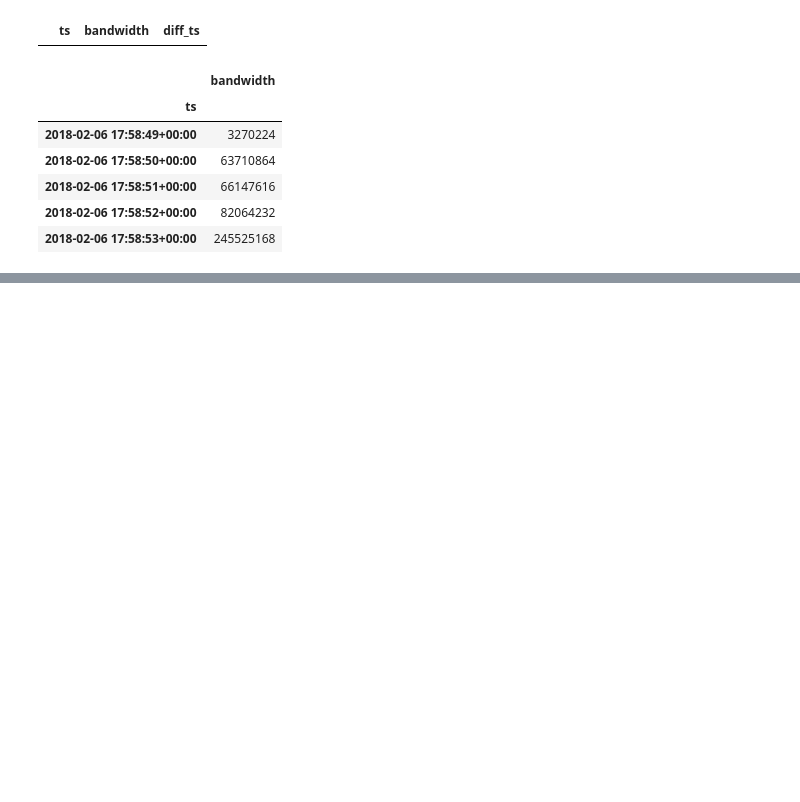
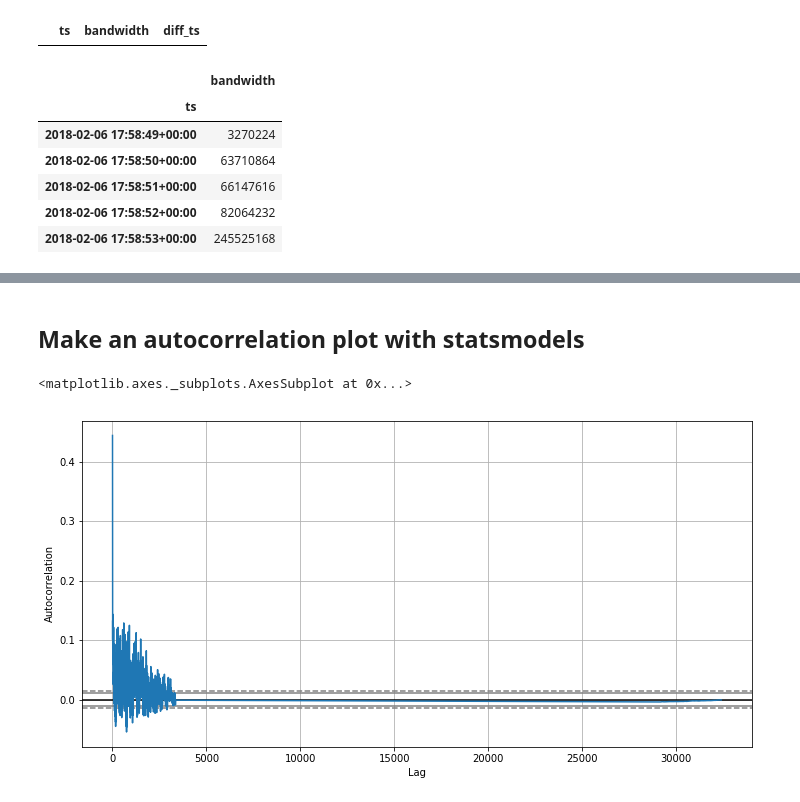
Before and after one commit to w3cube/ds-journey, a Jupyter notebook: project_4/part2/Bandwidth_Analysis_Project.ipynb, the cells around one changed output, grey strips where cells are left out. Saved outputs shown, nothing was run; the diff lists cells and outputs as text; code cells hidden in the pictures; blank space fills up the shorter version.

```diff
--- a/project_4/part2/Bandwidth_Analysis_Project.ipynb
+++ b/project_4/part2/Bandwidth_Analysis_Project.ipynb
@@ -255,0 +297,9 @@ ten_day_mean.plot(ax=ax);
+# %% [markdown]
+## Make an autocorrelation plot with statsmodels
+# %%
+from pandas.plotting import autocorrelation_plot
+fig,ax = plt.subplots(figsize=(12, 6))
+autocorrelation_plot(df_bw_one_trading_day.loc[:, 'bandwidth'], ax=ax)
+# %% [output]
+<matplotlib.axes._subplots.AxesSubplot at 0x...>
+[figure, added]
```
Also changed, not shown: parts of 60 cells of this notebook, 3 other files.
